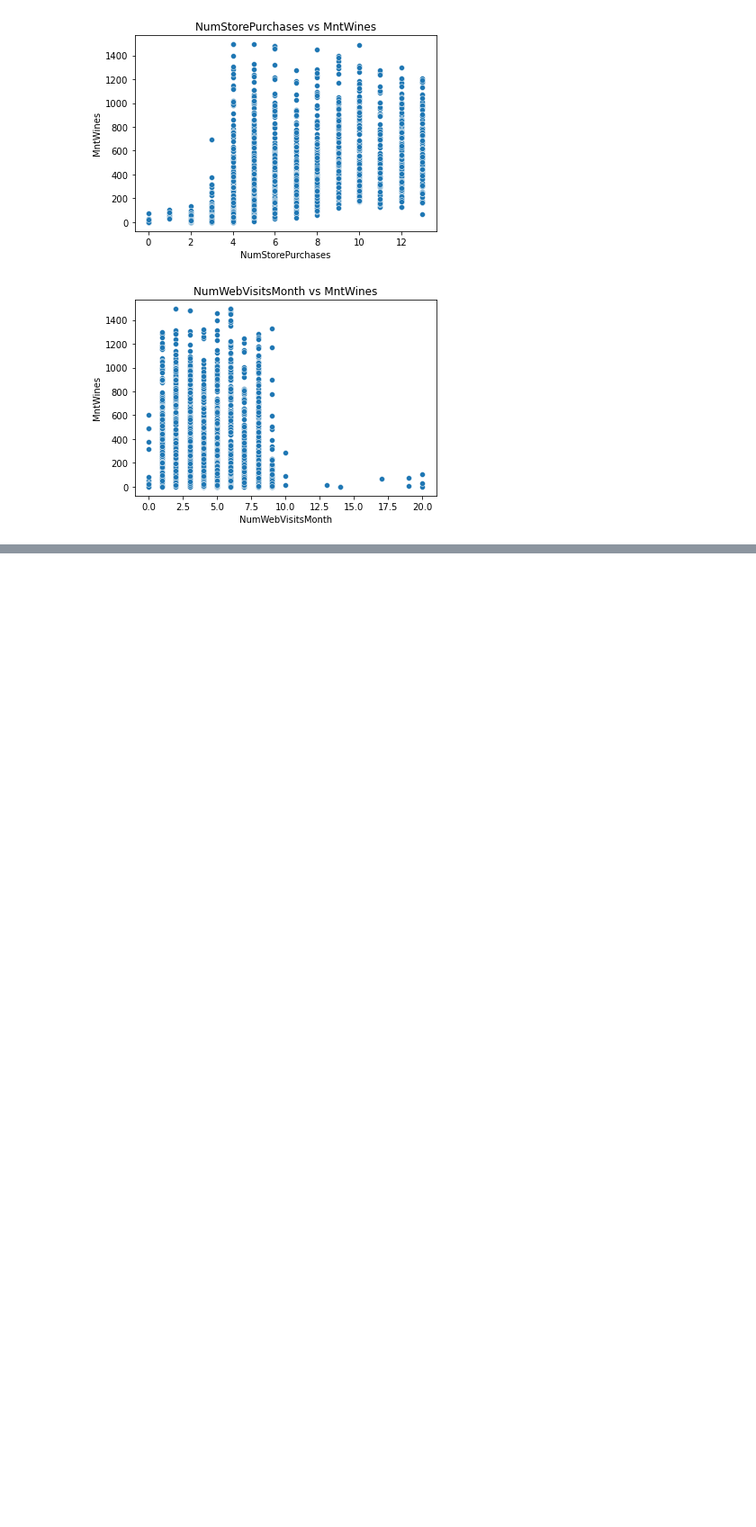
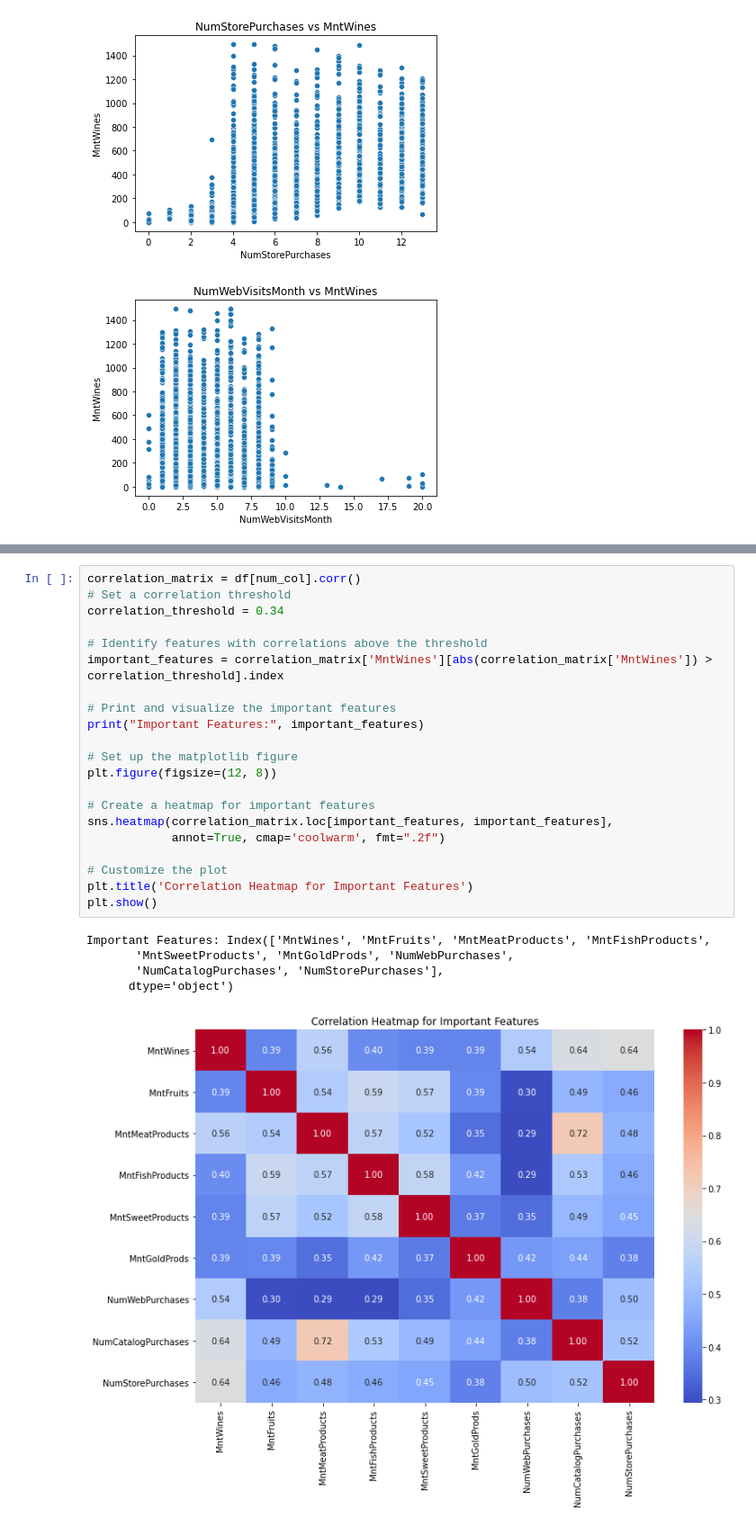
Before and after one commit to piyushrgone/Revenue-Prediction-Marketing, a Jupyter notebook: Revenue Prediction-EDA.ipynb, the cells around one changed output, grey strips where cells are left out. Shown at 90% size. Drawn from its saved outputs; the diff is of its cells as text; blank space fills up the shorter version.

```diff
--- a/Revenue Prediction-EDA.ipynb
+++ b/Revenue Prediction-EDA.ipynb
@@ -218,0 +239,27 @@ for col in num_col:
+# %%
+correlation_matrix = df[num_col].corr()
+# Set a correlation threshold
+correlation_threshold = 0.34
+
+# Identify features with correlations above the threshold
+important_features = correlation_matrix['MntWines'][abs(correlation_matrix['MntWines']) > correlation_threshold].index
+
+# Print and visualize the important features
+print("Important Features:", important_features)
+
+# Set up the matplotlib figure
+plt.figure(figsize=(12, 8))
+
+# Create a heatmap for important features
+sns.heatmap(correlation_matrix.loc[important_features, important_features],
+            annot=True, cmap='coolwarm', fmt=".2f")
+
+# Customize the plot
+plt.title('Correlation Heatmap for Important Features')
+plt.show()
+# %% [output]
+Important Features: Index(['MntWines', 'MntFruits', 'MntMeatProducts', 'MntFishProducts',
+       'MntSweetProducts', 'MntGoldProds', 'NumWebPurchases',
+       'NumCatalogPurchases', 'NumStorePurchases'],
+      dtype='object')
+[figure, added]
```
Also changed, not shown: parts of 3 cells of this notebook.
